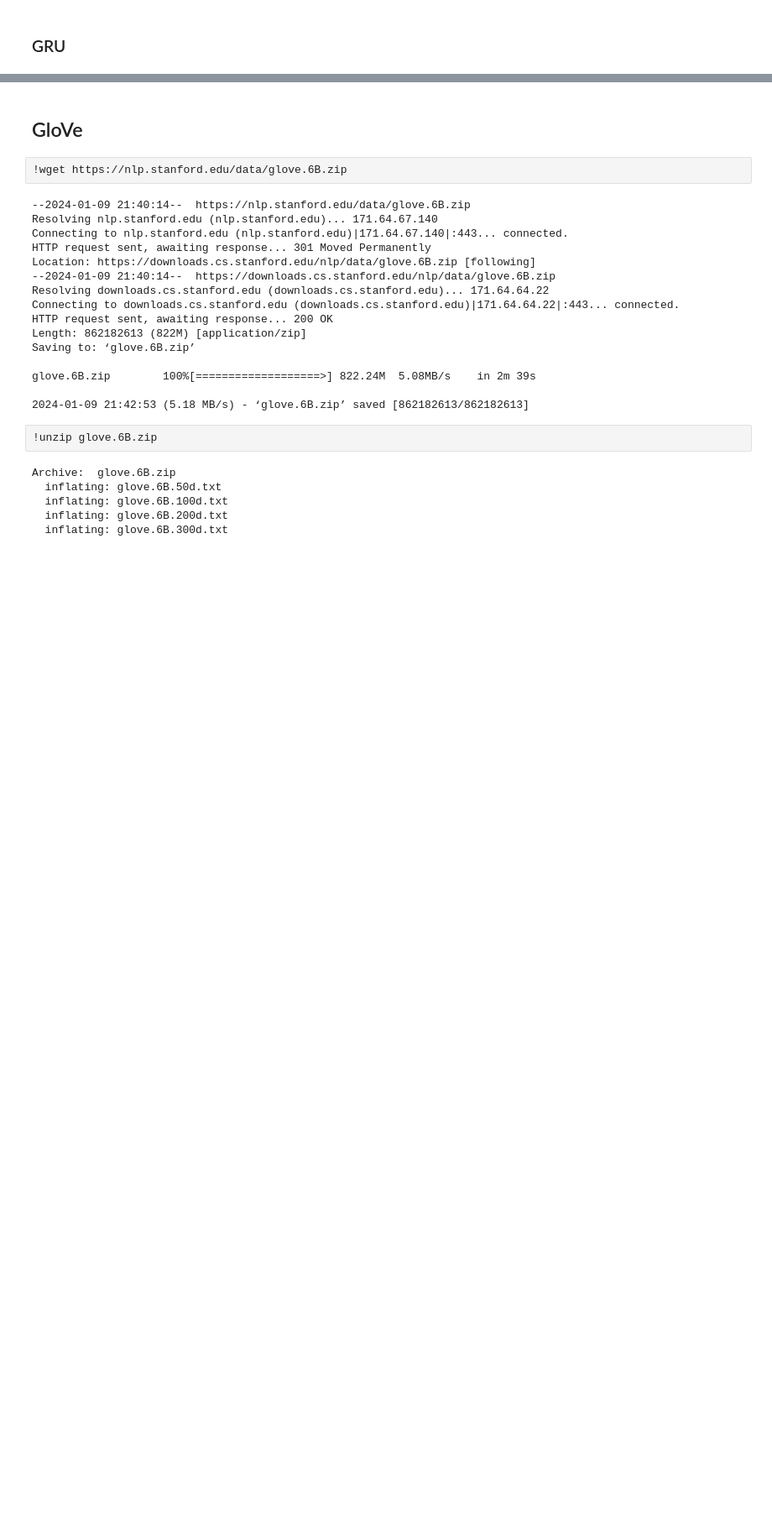
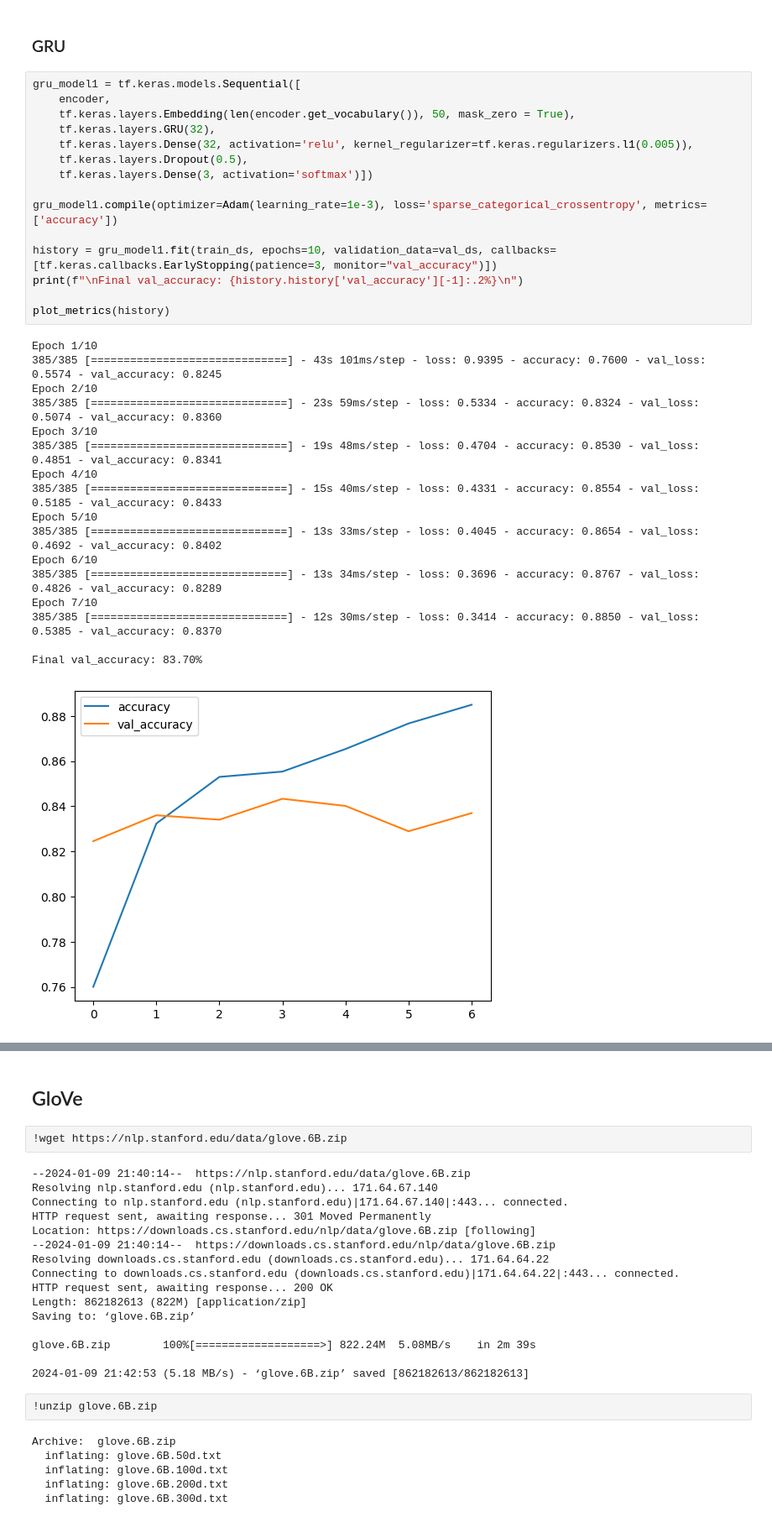
Before and after one commit to dsabljic/UUI-NLP-u-ugostiteljstvu, a Jupyter notebook: SentimentAnalysis.ipynb, the cells around one changed output, grey strips where cells are left out. Shown: that part at 84% size. Cells and saved outputs as stored; diff of their text form; blank space fills up the shorter version.

```diff
--- a/SentimentAnalysis.ipynb
+++ b/SentimentAnalysis.ipynb
@@ -327,2 +324,35 @@ Test Accuracy: 0.8355696797370911
 # %% [markdown]
 ### GRU
+# %%
+gru_model1 = tf.keras.models.Sequential([
+    encoder,
+    tf.keras.layers.Embedding(len(encoder.get_vocabulary()), 50, mask_zero = True),
+    tf.keras.layers.GRU(32),
+    tf.keras.layers.Dense(32, activation='relu', kernel_regularizer=tf.keras.regularizers.l1(0.005)),
+    tf.keras.layers.Dropout(0.5),
+    tf.keras.layers.Dense(3, activation='softmax')])
+
+gru_model1.compile(optimizer=Adam(learning_rate=1e-3), loss='sparse_categorical_crossentropy', metrics=['accuracy'])
+
+history = gru_model1.fit(train_ds, epochs=10, validation_data=val_ds, callbacks=[tf.keras.callbacks.EarlyStopping(patience=3, monitor="val_accuracy")])
+print(f"\nFinal val_accuracy: {history.history['val_accuracy'][-1]:.2%}\n")
+
+plot_metrics(history)
+# %% [output]
+Epoch 1/10
+385/385 [==============================] - 43s 101ms/step - loss: 0.9395 - accuracy: 0.7600 - val_loss: 0.5574 - val_accuracy: 0.8245
+Epoch 2/10
+385/385 [==============================] - 23s 59ms/step - loss: 0.5334 - accuracy: 0.8324 - val_loss: 0.5074 - val_accuracy: 0.8360
+Epoch 3/10
+385/385 [==============================] - 19s 48ms/step - loss: 0.4704 - accuracy: 0.8530 - val_loss: 0.4851 - val_accuracy: 0.8341
+Epoch 4/10
+385/385 [==============================] - 15s 40ms/step - loss: 0.4331 - accuracy: 0.8554 - val_loss: 0.5185 - val_accuracy: 0.8433
+Epoch 5/10
+385/385 [==============================] - 13s 33ms/step - loss: 0.4045 - accuracy: 0.8654 - val_loss: 0.4692 - val_accuracy: 0.8402
+Epoch 6/10
+385/385 [==============================] - 13s 34ms/step - loss: 0.3696 - accuracy: 0.8767 - val_loss: 0.4826 - val_accuracy: 0.8289
+Epoch 7/10
+385/385 [==============================] - 12s 30ms/step - loss: 0.3414 - accuracy: 0.8850 - val_loss: 0.5385 - val_accuracy: 0.8370
+
+Final val_accuracy: 83.70%
+[figure, added]
```
Also changed, not shown: parts of 14 cells of this notebook.
